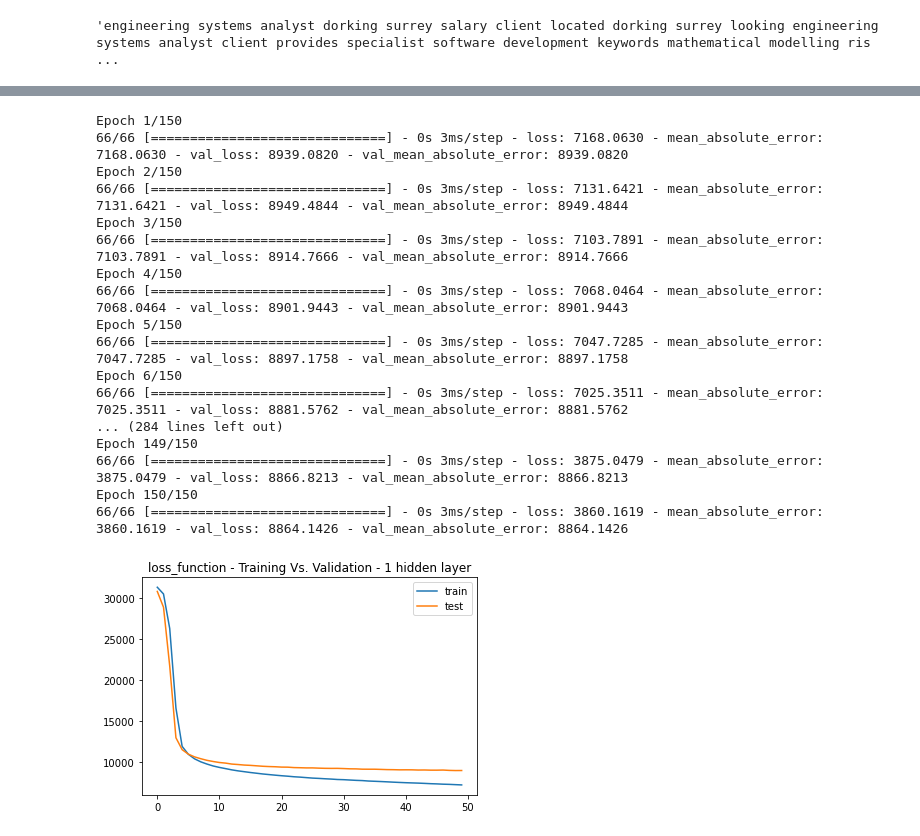
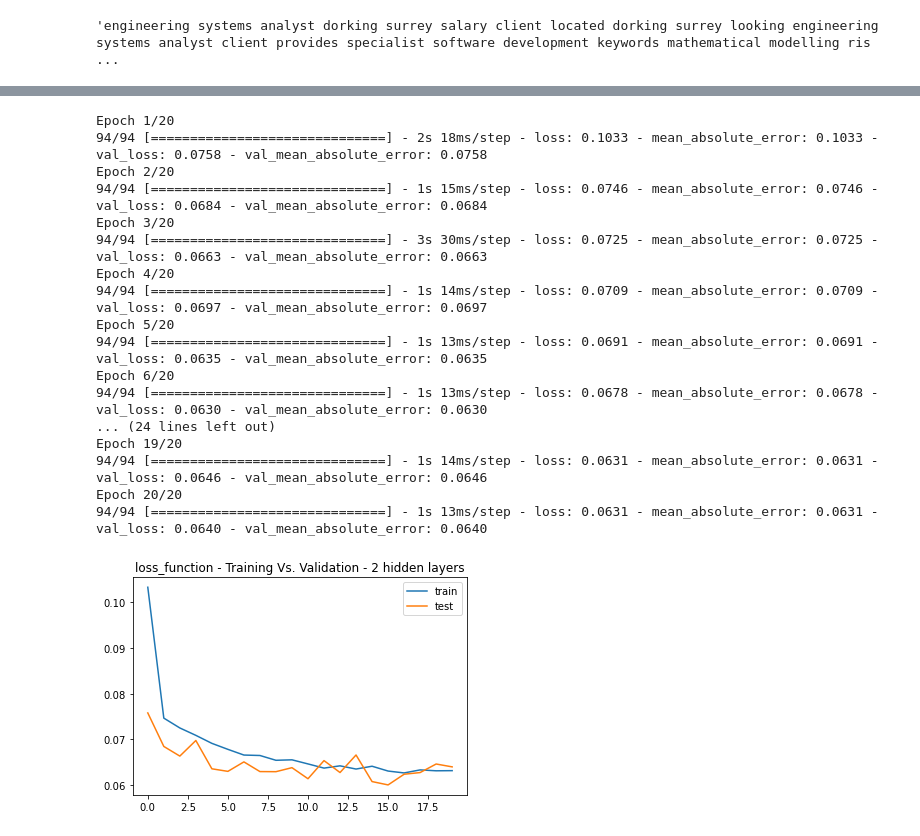
Before and after one commit to justinm329/Job_salary_prediction_2, a Jupyter notebook: Main_2.ipynb, the cells around one changed output, grey strips where cells are left out. Drawn from its saved outputs; the diff is of its cells as text; code cells hidden in the pictures.

```diff
--- a/Main_2.ipynb
+++ b/Main_2.ipynb
@@ -287,5 +288,8 @@ scaler = StandardScaler()
 # %%
 # scale the training data
-scaler = scaler.fit(X_train)
-X_train_scaled = scaler.transform(X_train)
-X_test_scaled = scaler.transform(X_test)
+x_scaler.fit(X_train)
+y_scaler.fit(y_train)
+X_train_scaled = x_scaler.transform(X_train)
+X_test_scaled = x_scaler.transform(X_test)
+y_train_scaled = y_scaler.transform(y_train)
+y_test_scaled =y_scaler.transform(y_test)
@@ -298,3 +295,0 @@ rfr = RandomForestRegressor(n_estimators= 2000, min_samples_split = 3, min_sampl
-# %%
-# fit the random forest regressor to the x_train and y _train
-rfr.fit(X_train_scaled, y_train)
@@ -339,12 +314,17 @@ tf.random.set_seed(seed_value)
 number_input_columns = X.shape[1]
 number_hidden_nodes = (X.shape[1]*2)
 
+
+
 # Create NN
 neural_network = Sequential()
 
 # create the input latter
-neural_network.add(Dense(units = number_hidden_nodes, input_dim = number_input_columns, activation = "relu", kernel_initializer='normal' ))
+neural_network.add(Dense(units = number_hidden_nodes, input_dim = number_input_columns, activation = "tanh", kernel_initializer='normal' ))
 # create hidden layer
-neural_network.add(Dense(units = number_hidden_nodes,  activation = "relu", kernel_initializer='normal'))
-# output layer
+neural_network.add(Dense(units = number_hidden_nodes,  activation = "tanh", kernel_initializer='normal'))
+
+# 2nd hidden layer
+neural_network.add(Dense(units = number_hidden_nodes,  activation = "tanh", kernel_initializer='normal'))
+# create output layer
 neural_network.add(Dense(units = 1, activation = "linear", kernel_initializer='normal'))
@@ -371,31 +350,33 @@ Trainable params: 99,073
 Non-trainable params: 0
 _________________________________________________________________
 # %%
-nn_model = neural_network.fit(X_train_scaled, y_train,validation_split=0.3, epochs=150)
+# Fit the model to the training sets
+nn_model = neural_network.fit(X_train_scaled, y_train_scaled,validation_split=0.2,epochs=20)
 # %% [output]
-Epoch 1/150
-66/66 [==============================] - 0s 3ms/step - loss: 7168.0630 - mean_absolute_error: 7168.0630 - val_loss: 8939.0820 - val_mean_absolute_error: 8939.0820
-Epoch 2/150
-66/66 [==============================] - 0s 3ms/step - loss: 7131.6421 - mean_absolute_error: 7131.6421 - val_loss: 8949.4844 - val_mean_absolute_error: 8949.4844
-Epoch 3/150
-66/66 [==============================] - 0s 3ms/step - loss: 7103.7891 - mean_absolute_error: 7103.7891 - val_loss: 8914.7666 - val_mean_absolute_error: 8914.7666
-Epoch 4/150
-66/66 [==============================] - 0s 3ms/step - loss: 7068.0464 - mean_absolute_error: 7068.0464 - val_loss: 8901.9443 - val_mean_absolute_error: 8901.9443
-Epoch 5/150
-66/66 [==============================] - 0s 3ms/step - loss: 7047.7285 - mean_absolute_error: 7047.7285 - val_loss: 8897.1758 - val_mean_absolute_error: 8897.1758
-Epoch 6/150
-66/66 [==============================] - 0s 3ms/step - loss: 7025.3511 - mean_absolute_error: 7025.3511 - val_loss: 8881.5762 - val_mean_absolute_error: 8881.5762
-... (284 lines left out)
-Epoch 149/150
-66/66 [==============================] - 0s 3ms/step - loss: 3875.0479 - mean_absolute_error: 3875.0479 - val_loss: 8866.8213 - val_mean_absolute_error: 8866.8213
-Epoch 150/150
-66/66 [==============================] - 0s 3ms/step - loss: 3860.1619 - mean_absolute_error: 3860.1619 - val_loss: 8864.1426 - val_mean_absolute_error: 8864.1426
+Epoch 1/20
+94/94 [==============================] - 2s 18ms/step - loss: 0.1033 - mean_absolute_error: 0.1033 - val_loss: 0.0758 - val_mean_absolute_error: 0.0758
+Epoch 2/20
+94/94 [==============================] - 1s 15ms/step - loss: 0.0746 - mean_absolute_error: 0.0746 - val_loss: 0.0684 - val_mean_absolute_error: 0.0684
+Epoch 3/20
+94/94 [==============================] - 3s 30ms/step - loss: 0.0725 - mean_absolute_error: 0.0725 - val_loss: 0.0663 - val_mean_absolute_error: 0.0663
+Epoch 4/20
+94/94 [==============================] - 1s 14ms/step - loss: 0.0709 - mean_absolute_error: 0.0709 - val_loss: 0.0697 - val_mean_absolute_error: 0.0697
+Epoch 5/20
+94/94 [==============================] - 1s 13ms/step - loss: 0.0691 - mean_absolute_error: 0.0691 - val_loss: 0.0635 - val_mean_absolute_error: 0.0635
+Epoch 6/20
+94/94 [==============================] - 1s 13ms/step - loss: 0.0678 - mean_absolute_error: 0.0678 - val_loss: 0.0630 - val_mean_absolute_error: 0.0630
+... (24 lines left out)
+Epoch 19/20
+94/94 [==============================] - 1s 14ms/step - loss: 0.0631 - mean_absolute_error: 0.0631 - val_loss: 0.0646 - val_mean_absolute_error: 0.0646
+Epoch 20/20
+94/94 [==============================] - 1s 13ms/step - loss: 0.0631 - mean_absolute_error: 0.0631 - val_loss: 0.0640 - val_mean_absolute_error: 0.0640
 # %%
 # Train vs test for shallow net
 plt.plot(nn_model.history["loss"])
 plt.plot(nn_model.history["val_loss"])
-plt.title("loss_function - Training Vs. Validation - 1 hidden layer")
+plt.title("loss_function - Training Vs. Validation - 2 hidden layers")
 plt.legend(["train", "test"])
 plt.show()
+plt.close()
 # %% [output]
-[figure, old version]
+[figure, new version]
```
Also changed, not shown: parts of 41 cells of this notebook.
